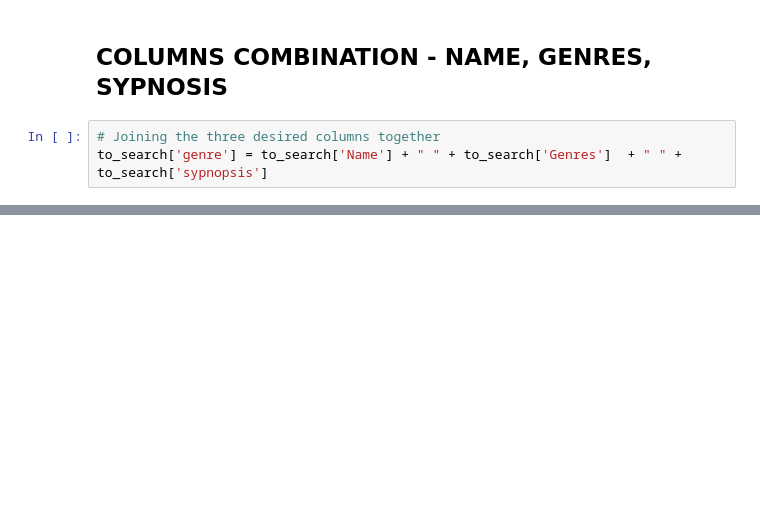
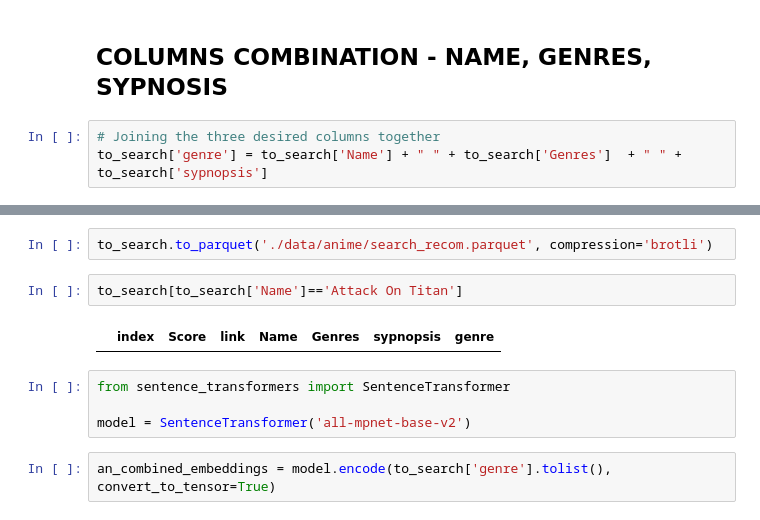
Before and after one commit to LOVE-DOCTOR/recommender-project, a Jupyter notebook: ANIME RECOMMENDER SYSTEM.ipynb, the cells around one changed output, grey strips where cells are left out. Saved outputs shown, nothing was run; the diff lists cells and outputs as text; blank space fills up the shorter version.

```diff
--- a/ANIME RECOMMENDER SYSTEM.ipynb
+++ b/ANIME RECOMMENDER SYSTEM.ipynb
@@ -287,0 +286,12 @@ to_search.to_parquet('./data/anime/search_recom.parquet', compression='brotli')
+# %%
+to_search.to_parquet('./data/anime/search_recom.parquet', compression='brotli')
+# %%
+to_search[to_search['Name']=='Attack On Titan']
+# %% [output]
+|  | index | Score | link | Name | Genres | sypnopsis | genre |
+# %%
+from sentence_transformers import SentenceTransformer
+
+model = SentenceTransformer('all-mpnet-base-v2')
+# %%
+an_combined_embeddings = model.encode(to_search['genre'].tolist(), convert_to_tensor=True)
```
Also changed, not shown: parts of 34 cells of this notebook, 3 other files.
